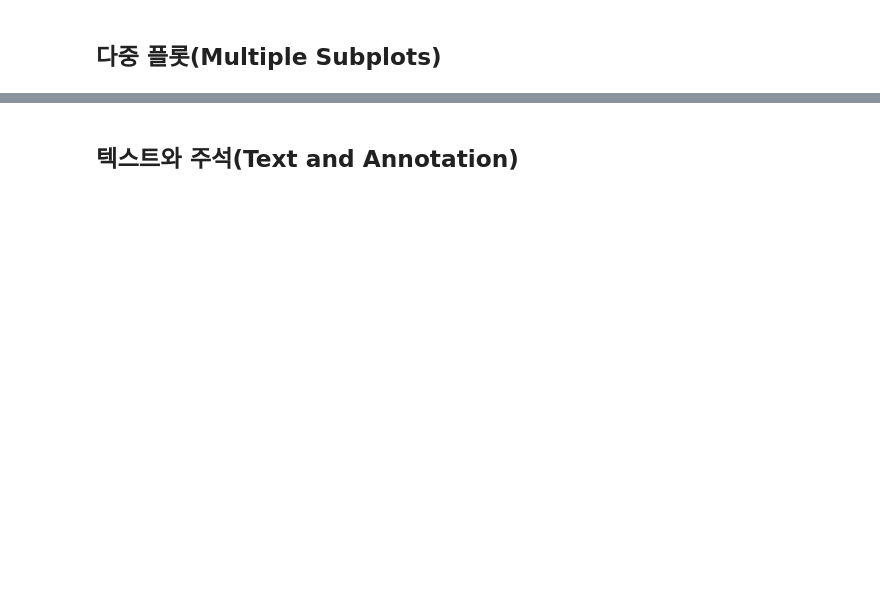
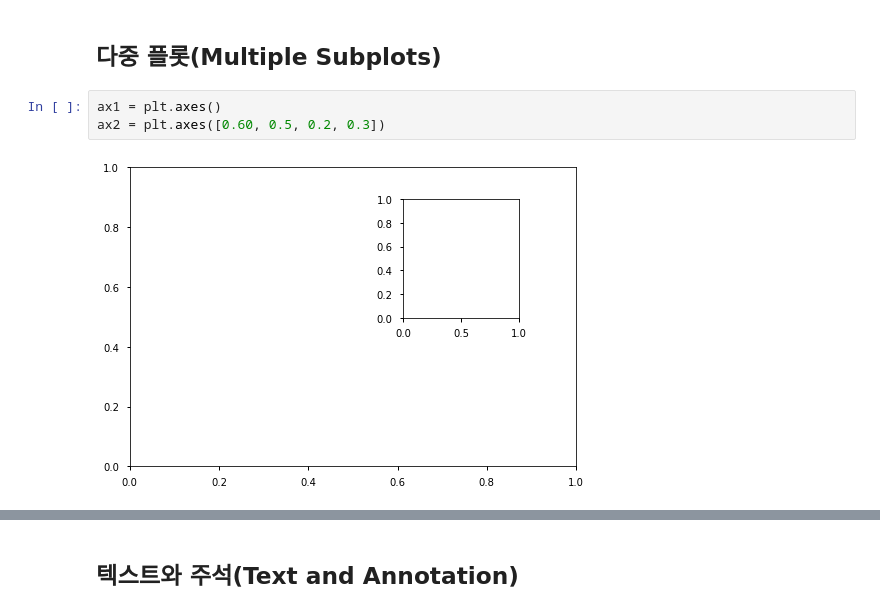
Before and after one commit to kbjung/AI_SoCar, a Jupyter notebook: pre_camp/_Matplotlib_한번에_제대로_배우기.ipynb, the cells around one changed output, grey strips where cells are left out. Saved outputs shown, nothing was run; the diff lists cells and outputs as text; blank space fills up the shorter version.

```diff
--- a/pre_camp/_Matplotlib_한번에_제대로_배우기.ipynb
+++ b/pre_camp/_Matplotlib_한번에_제대로_배우기.ipynb
@@ -257,2 +257,7 @@ plt.clim(-1, 1);
 # %% [markdown]
 ## 다중 플롯(Multiple Subplots)
+# %%
+ax1 = plt.axes()
+ax2 = plt.axes([0.60, 0.5, 0.2, 0.3])
+# %% [output]
+[figure, added]
```
Also changed, not shown: parts of 29 cells of this notebook.
